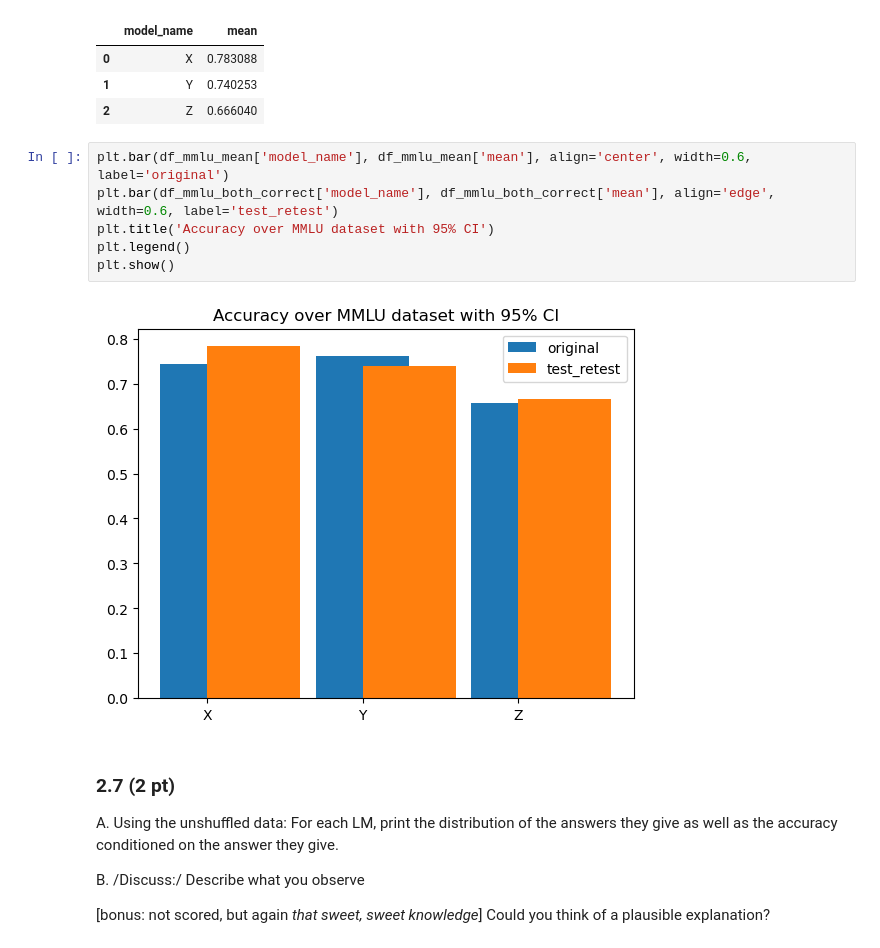
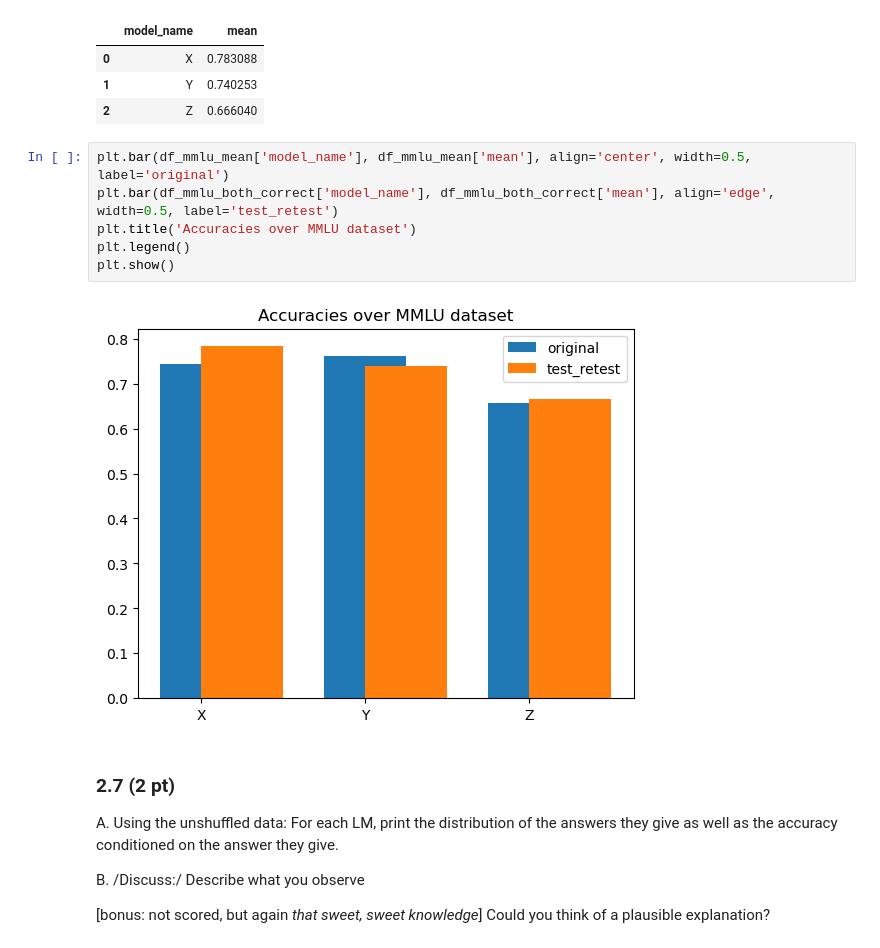
Before and after one commit to M-i-r-c-o/2024, a Jupyter notebook: Homework/01_PROJECT_NEUTRALITY/analysis.ipynb, the cells around one changed output. Saved outputs shown, nothing was run; the diff lists cells and outputs as text.

```diff
--- a/Homework/01_PROJECT_NEUTRALITY/analysis.ipynb
+++ b/Homework/01_PROJECT_NEUTRALITY/analysis.ipynb
@@ -767,13 +764,13 @@ df_mmlu_both_correct
 | 1 | Y | 0.740253 |
 | 2 | Z | 0.666040 |
 # %%
-plt.bar(df_mmlu_mean['model_name'], df_mmlu_mean['mean'], align='center', width=0.6, label='original')
-plt.bar(df_mmlu_both_correct['model_name'], df_mmlu_both_correct['mean'], align='edge', width=0.6, label='test_retest')
-plt.title('Accuracy over MMLU dataset with 95% CI')
+plt.bar(df_mmlu_mean['model_name'], df_mmlu_mean['mean'], align='center', width=0.5, label='original')
+plt.bar(df_mmlu_both_correct['model_name'], df_mmlu_both_correct['mean'], align='edge', width=0.5, label='test_retest')
+plt.title('Accuracies over MMLU dataset')
 plt.legend()
 plt.show()
 # %% [output]
-[figure, old version]
+[figure, new version]
 # %% [markdown]
 ### 2.7 (2 pt)
 
```
Also changed, not shown: parts of 2 cells of this notebook.
